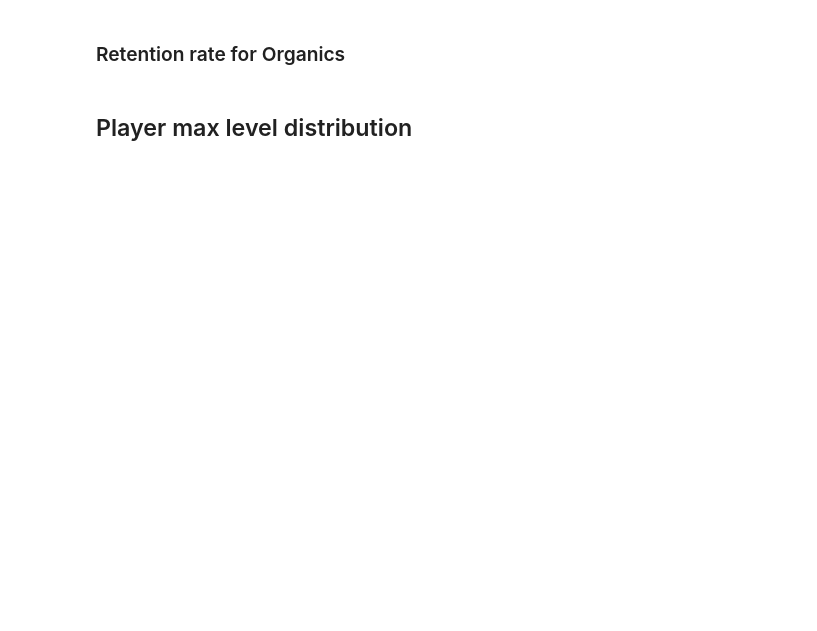
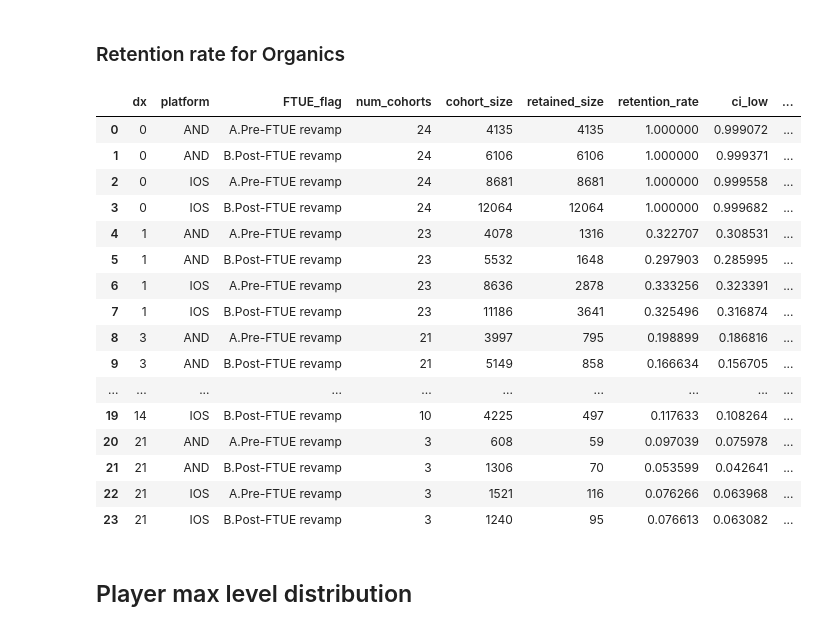
Before and after one commit to ivanaguilar-trailmix/testrepo, a Jupyter notebook: earlyftue/earlyftue.ipynb, the cells around one changed output. Saved outputs shown, nothing was run; the diff lists cells and outputs as text; code cells hidden in the pictures; blank space fills up the shorter version.

```diff
--- a/earlyftue/earlyftue.ipynb
+++ b/earlyftue/earlyftue.ipynb
@@ -181,7 +226,7 @@ parameters = {
     'start_date2': start_date2.strftime('%Y-%m-%d'),
     'end_date2': end_date2.strftime('%Y-%m-%d'),
     #'exclude_networks': ['CPE','Non-Attributed']
-    'exclude_networks': ['']
+    'exclude_networks': ['CPE']
 }
 
 # Print cost estimate before running — avoids accidental expensive queries (~$1.63 / 242 GB)
@@ -350,41 +454,29 @@ fig.show()
 ### Retention rate for Organics
 # %%
 # Bar chart: D1–D21 retention rates by FTUE group and platform (organic / non-attributed only)
-df_plot = retention_data_total_na[retention_data_total_na['dx'] != 0].copy()
-
-# Convert dx to ordered categorical for proper x-axis ordering
-dx_vals = sorted(df_plot['dx'].unique())
-dx_labels = ['D' + str(d) for d in dx_vals]
-df_plot['dx_cat'] = pd.Categorical(
-    'D' + df_plot['dx'].astype(str),
-    categories=dx_labels,
-    ordered=True
+# Each Dx is tested independently; small D21 organic cohorts annotated with users needed for significance
+plot_retention_significance(
+    retention_data_total_na,
+    title='Retention rate by FTUE group — organic only (95% Wilson CI, per-Dx significance)',
 )
-
-fig = px.bar(
-    df_plot,
-    x='dx_cat',
-    y='retention_rate',
-    color='FTUE_flag',
-    text='retention_rate',
-    title='Retention rate by FTUE group (Only non-attributed)',
-    facet_row='platform',
-    barmode='group',
-    width=1200,
-    height=900,
-    hover_data={'retained_size': True, 'cohort_size': True, 'num_cohorts': True},
-    category_orders={'dx_cat': dx_labels}
-)
-
-fig.update_traces(texttemplate='%{text:.1%}', textposition='outside')
-fig.update_layout(
-    yaxis_tickformat='.0%',
-    yaxis2_tickformat='.0%',
-    uniformtext_minsize=8,
-    uniformtext_mode='hide'
-)
-
-fig.show()
+# %% [output]
+|  | dx | platform | FTUE_flag | num_cohorts | cohort_size | retained_size | retention_rate | ci_low | ... |
+| 0 | 0 | AND | A.Pre-FTUE revamp | 24 | 4135 | 4135 | 1.000000 | 0.999072 | ... |
+| 1 | 0 | AND | B.Post-FTUE revamp | 24 | 6106 | 6106 | 1.000000 | 0.999371 | ... |
+| 2 | 0 | IOS | A.Pre-FTUE revamp | 24 | 8681 | 8681 | 1.000000 | 0.999558 | ... |
+| 3 | 0 | IOS | B.Post-FTUE revamp | 24 | 12064 | 12064 | 1.000000 | 0.999682 | ... |
+| 4 | 1 | AND | A.Pre-FTUE revamp | 23 | 4078 | 1316 | 0.322707 | 0.308531 | ... |
+| 5 | 1 | AND | B.Post-FTUE revamp | 23 | 5532 | 1648 | 0.297903 | 0.285995 | ... |
+| 6 | 1 | IOS | A.Pre-FTUE revamp | 23 | 8636 | 2878 | 0.333256 | 0.323391 | ... |
+| 7 | 1 | IOS | B.Post-FTUE revamp | 23 | 11186 | 3641 | 0.325496 | 0.316874 | ... |
+| 8 | 3 | AND | A.Pre-FTUE revamp | 21 | 3997 | 795 | 0.198899 | 0.186816 | ... |
+| 9 | 3 | AND | B.Post-FTUE revamp | 21 | 5149 | 858 | 0.166634 | 0.156705 | ... |
+| ... | ... | ... | ... | ... | ... | ... | ... | ... | ... |
+| 19 | 14 | IOS | B.Post-FTUE revamp | 10 | 4225 | 497 | 0.117633 | 0.108264 | ... |
+| 20 | 21 | AND | A.Pre-FTUE revamp | 3 | 608 | 59 | 0.097039 | 0.075978 | ... |
+| 21 | 21 | AND | B.Post-FTUE revamp | 3 | 1306 | 70 | 0.053599 | 0.042641 | ... |
+| 22 | 21 | IOS | A.Pre-FTUE revamp | 3 | 1521 | 116 | 0.076266 | 0.063968 | ... |
+| 23 | 21 | IOS | B.Post-FTUE revamp | 3 | 1240 | 95 | 0.076613 | 0.063082 | ... |
 # %% [markdown]
 ## Player max level distribution
 # %%
```
Also changed, not shown: parts of 24 cells of this notebook, 2 other files.
